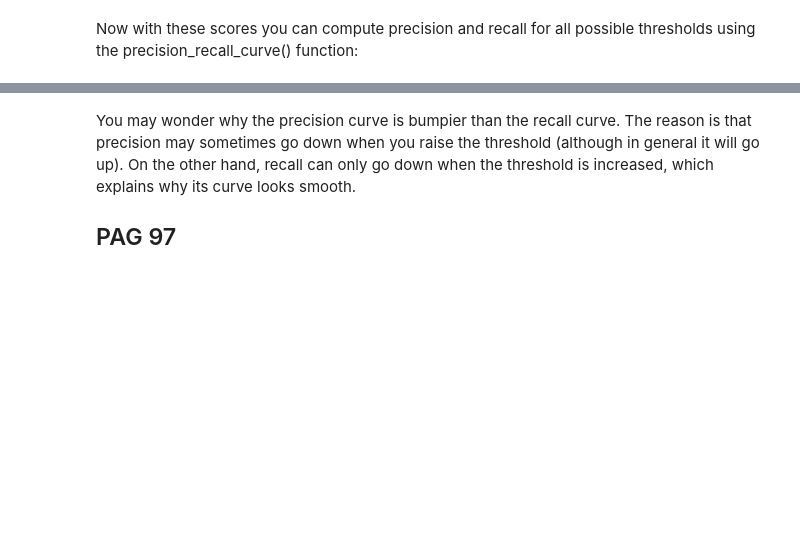
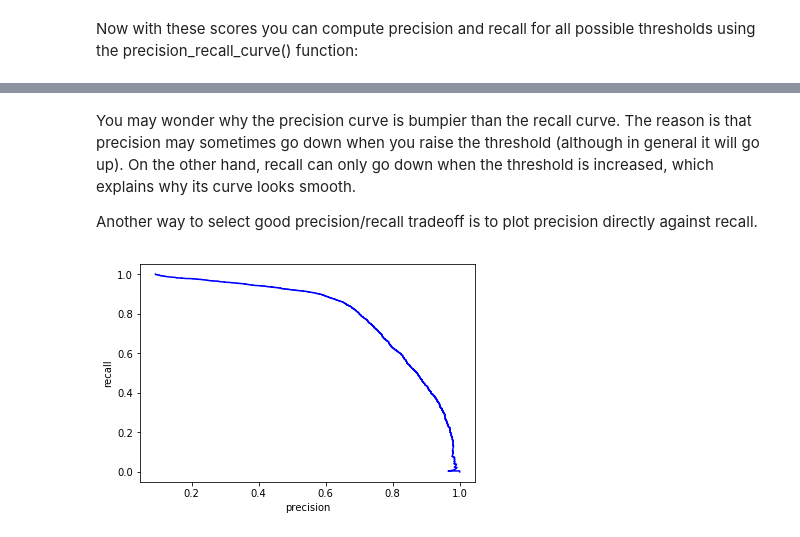
Before and after one commit to LooseDaMoose/myHandsOnDS, a Jupyter notebook: chapter3/Classification.ipynb, the cells around one changed output, grey strips where cells are left out. Drawn from its saved outputs; the diff is of its cells as text; code cells hidden in the pictures; blank space fills up the shorter version.

```diff
--- a/chapter3/Classification.ipynb
+++ b/chapter3/Classification.ipynb
@@ -271,4 +279,11 @@ plt.show()
 # %% [markdown]
 You may wonder why the precision curve is bumpier than the recall curve. The reason is that precision may sometimes go down when you raise the threshold (although in general it will go up). On the other hand, recall can only go down when the threshold is increased, which explains why its curve looks smooth.
 
-## PAG 97
+Another way to select good precision/recall tradeoff is to plot precision directly against recall.
+# %%
+plt.plot(precisions[:-1], recalls[:-1], "b-")
+plt.xlabel("precision")
+plt.ylabel("recall")
+plt.show()
+# %% [output]
+[figure, added]
```
Also changed, not shown: parts of 48 cells of this notebook.
